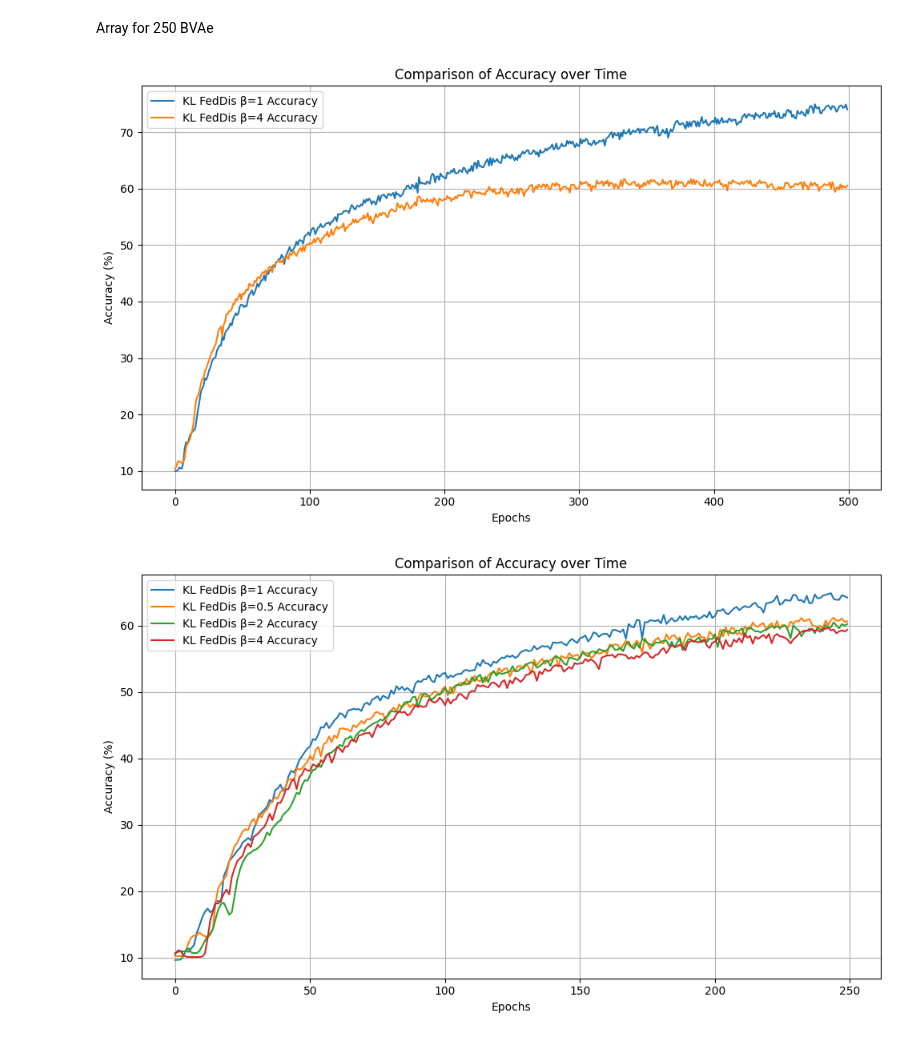
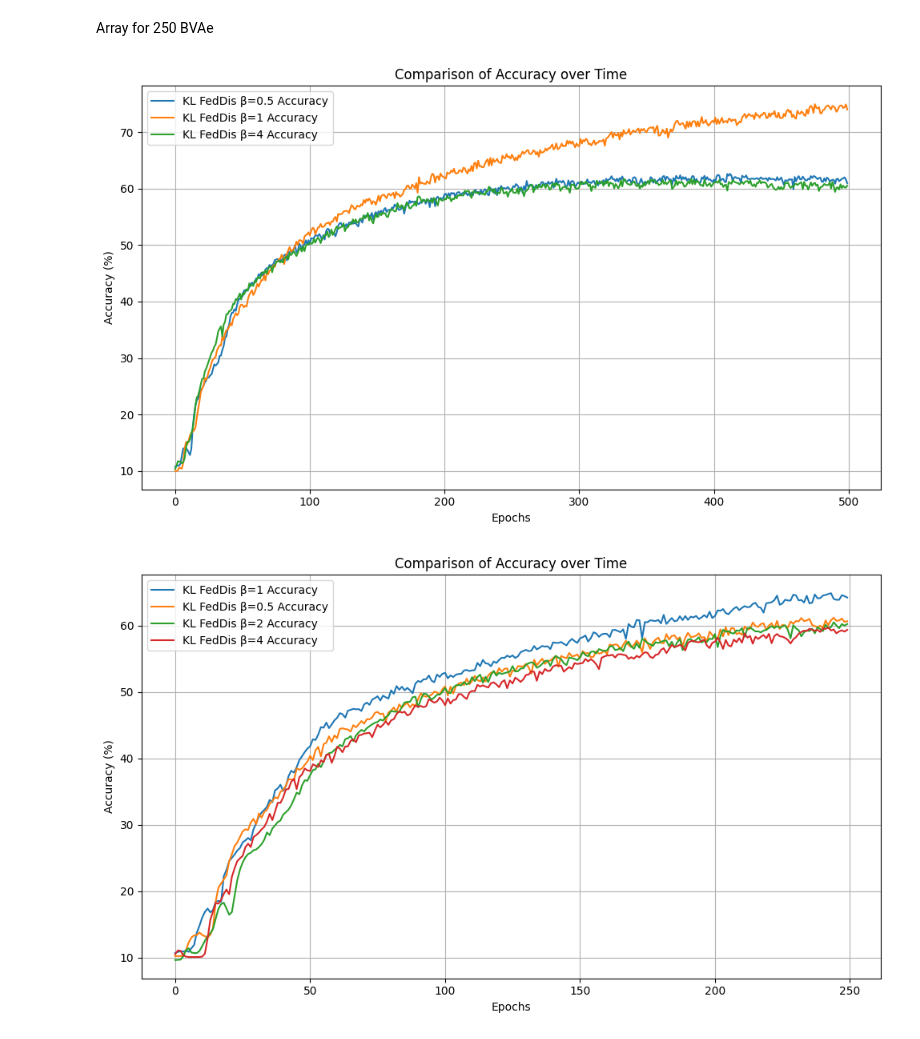
Before and after one commit to Rahad31/Different-VAE-for-KL-FedDis, a Jupyter notebook: VAE_KL_fedDis.ipynb, the cells around one changed output. Saved outputs shown, nothing was run; the diff lists cells and outputs as text; code cells hidden in the pictures.

```diff
--- a/VAE_KL_fedDis.ipynb
+++ b/VAE_KL_fedDis.ipynb
@@ -558,31 +558,33 @@ KL_FedDisb4_accuracy =  [10.38, 10.94, 11.72, 11.68, 11.6, 11.38, 11.52, 12.27,
 
 
 
 
 # Plotting
 plt.figure(figsize=(10, 6))
 
 # Plotting the data
+plt.plot(KL_FedDisb0_5_accuracy, label='KL FedDis β=0.5 Accuracy')
+
 plt.plot(KL_FedDisb1_accuracy, label='KL FedDis β=1 Accuracy')
 
 plt.plot(KL_FedDisb4_accuracy, label='KL FedDis β=4 Accuracy')
 
 
 
 # Adding titles and labels
 plt.title('Comparison of Accuracy over Time')
 plt.xlabel('Epochs')
 plt.ylabel('Accuracy (%)')
 
 # Adding legend
 plt.legend()
 
 # Show plot
 plt.grid(True)
 plt.tight_layout()
 plt.show()
 # %% [output]
-[figure, old version]
+[figure, new version]
 # %%
 import matplotlib.pyplot as plt
 
```
